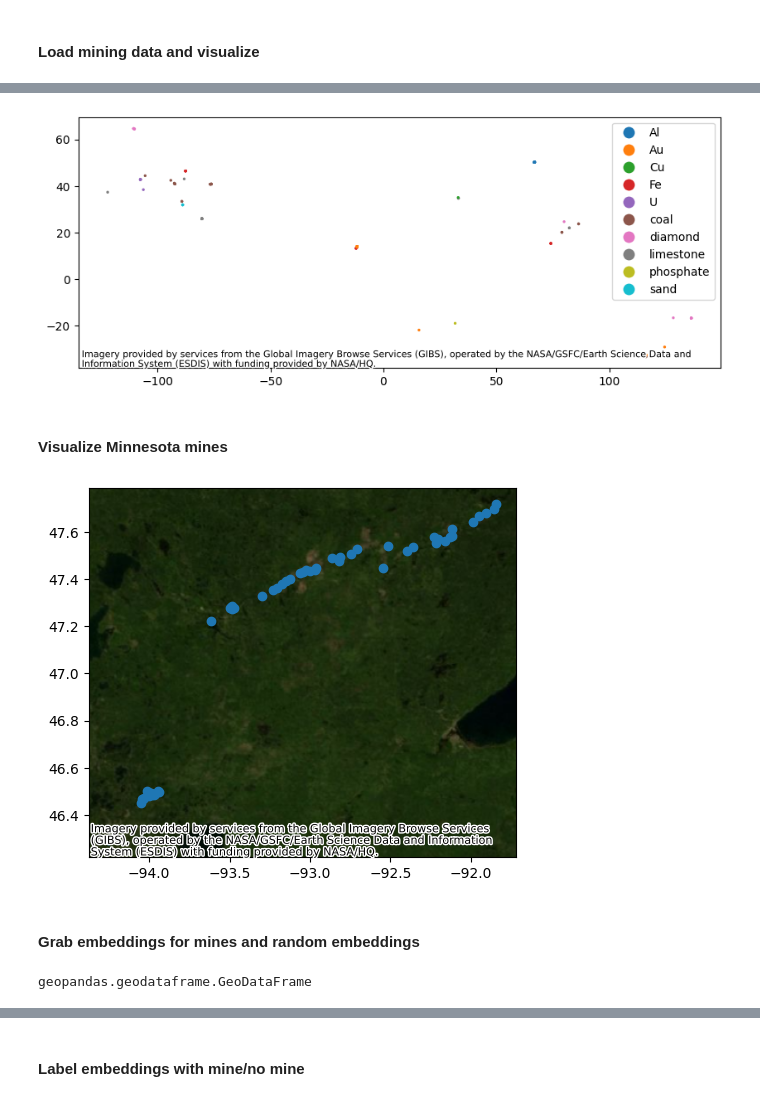
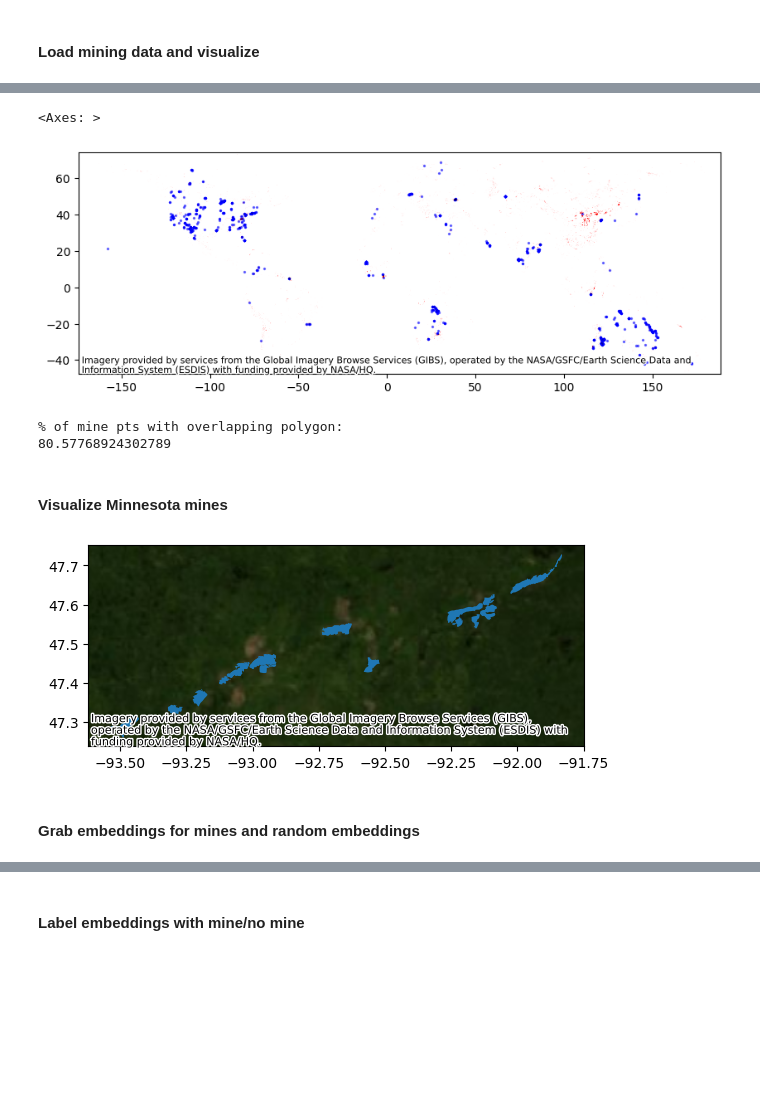
Before and after one commit to Ode-PBLLC/aquarry, a Jupyter notebook: mine_mapping.ipynb, the cells around one changed output, grey strips where cells are left out. Drawn from its saved outputs; the diff is of its cells as text; code cells hidden in the pictures; blank space fills up the shorter version.

```diff
--- a/mine_mapping.ipynb
+++ b/mine_mapping.ipynb
@@ -69,12 +69,13 @@ warnings.filterwarnings("ignore")
 # %% [markdown]
 #### Load mining data and visualize
 # %%
-# Load mine data
-mine_data = gpd.read_file('data/pitlakes').to_crs(epsg=4326)
+# Load mine point data
+mine_pts = gpd.read_file('data/pitlakes').to_crs(epsg=4326)
 
 # Print info about dataset
-print(mine_data['Material'].value_counts())
-print(len(mine_data))
+print(mine_pts['Material'].value_counts())
+print(len(mine_pts))
+print(mine_pts['ID'].value_counts())
 # %% [output]
 Material
 coal         27
@@ -91,0 +97,21 @@ Name: count, dtype: int64
+# %%
+# Load mine polygons
+mine_poly = gpd.read_file('data/mine_poly_shp').to_crs(epsg=4326)
+
+def convert_3D_2D(geometry):
+    '''
+    Takes a GeoSeries of 3D Multi/Polygons (has_z) and returns a list of 2D Multi/Polygons
+    From : https://gist.github.com/rmania/8c88377a5c902dfbc134795a7af538d8
+    '''
+    new_geo = []
+    for p in geometry:
+        if p.has_z:
+            if p.geom_type == 'Polygon':
+                lines = [xy[:2] for xy in list(p.exterior.coords)]
+                new_p = Polygon(lines)
+                new_geo.append(new_p)
+        else:
+            print('no z')
+    return new_geo
+
+mine_poly.geometry = convert_3D_2D(mine_poly.geometry)
@@ -92,8 +141,25 @@ Name: count, dtype: int64
 # %%
 # Visualize with satellite basemap
 providers = cx.providers.flatten()
 
-ax = mine_data.plot(column = 'Material', markersize = 2, legend = True, legend_kwds={'bbox_to_anchor': (1, 1)},figsize = (10,10))
-cx.add_basemap(ax, crs=mine_data.crs, source=providers['NASAGIBS.BlueMarble'])
+# Visualize mine point data
+ax = mine_pts.plot(column = 'Material',
+    markersize = 2,
+    color = 'blue',
+    legend = True,
+    legend_kwds={'bbox_to_anchor': (1, 1)},
+    figsize = (10,10),
+    alpha = 0.5)
+cx.add_basemap(ax, crs=mine_pts.crs, source=providers['NASAGIBS.BlueMarble'])
+
+mine_poly.plot(ax=ax, color = 'red', linewidth = 6)
 # %% [output]
+<Axes: >
-[figure, old version]
+[figure, new version]
+# %%
+overlap_check = gpd.sjoin(mine_pts, mine_poly, how = 'inner', predicate = "intersects")
+print("% of mine pts with overlapping polygon:")
+print(len(overlap_check)/len(mine_pts)*100)
+# %% [output]
+% of mine pts with overlapping polygon:
+80.57768924302789
@@ -108,15 +178,11 @@ mn_mines = mine_data[mine_data.geometry.within(mn_union)]
 # %% [markdown]
 #### Visualize Minnesota mines
 # %%
-ax = mn_mines.plot()
-cx.add_basemap(ax, crs=mine_data.crs, source=providers['NASAGIBS.BlueMarble'])
+ax = mn_mines_intersect.plot()
+cx.add_basemap(ax, crs=mn_mines_intersect.crs, source=providers['NASAGIBS.BlueMarble'])
 # %% [output]
-[figure, old version]
+[figure, new version]
 # %% [markdown]
 #### Grab embeddings for mines and random embeddings
-# %%
-type(gpd.read_parquet('data/60cm/rgbir_cog/43091/m_4309101_ne_15_060_20210815.parquet', columns=["geometry"]))
-# %% [output]
-geopandas.geodataframe.GeoDataFrame
 # %%
 mine_embeddings = []
```
Also changed, not shown: parts of 10 cells of this notebook.
